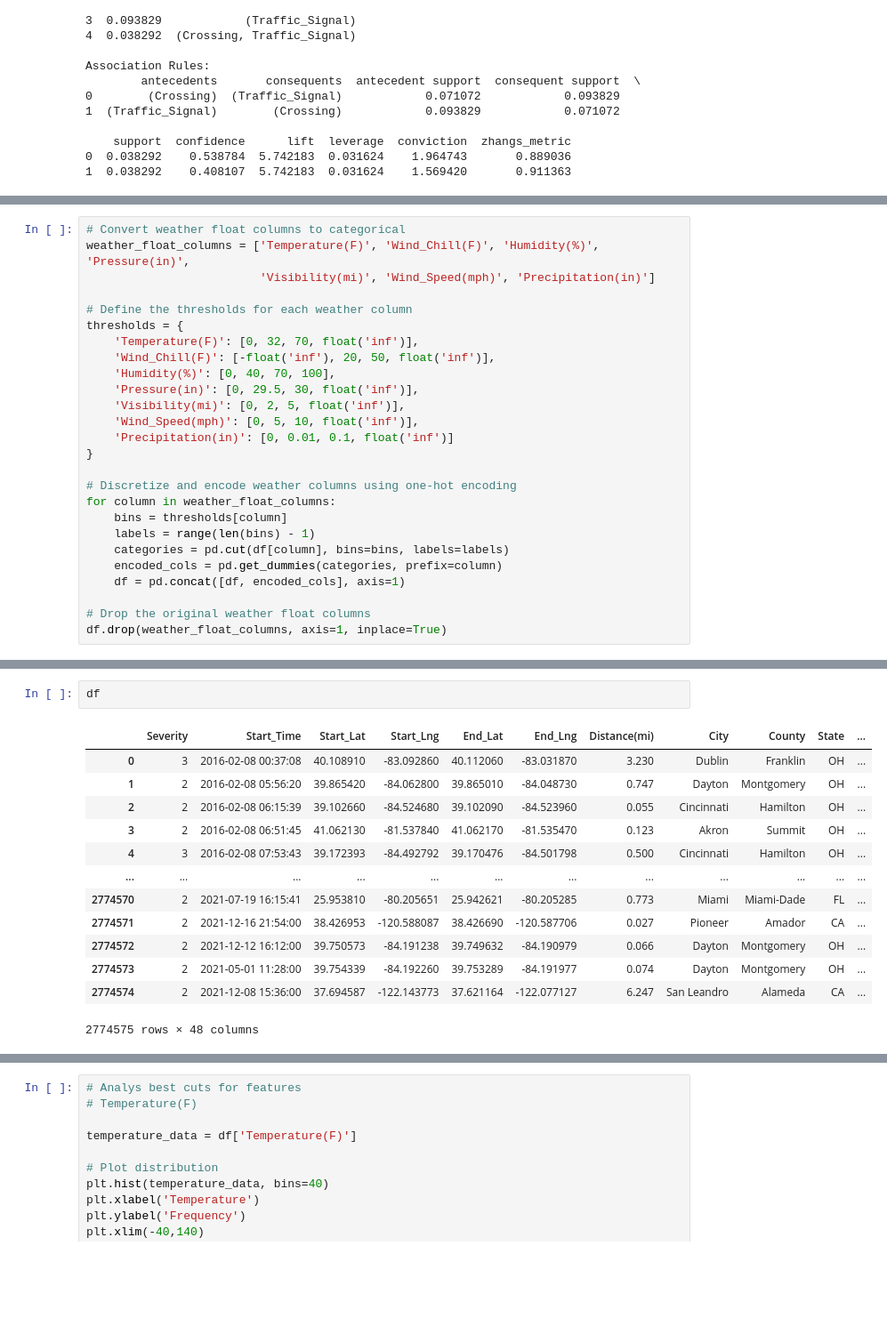
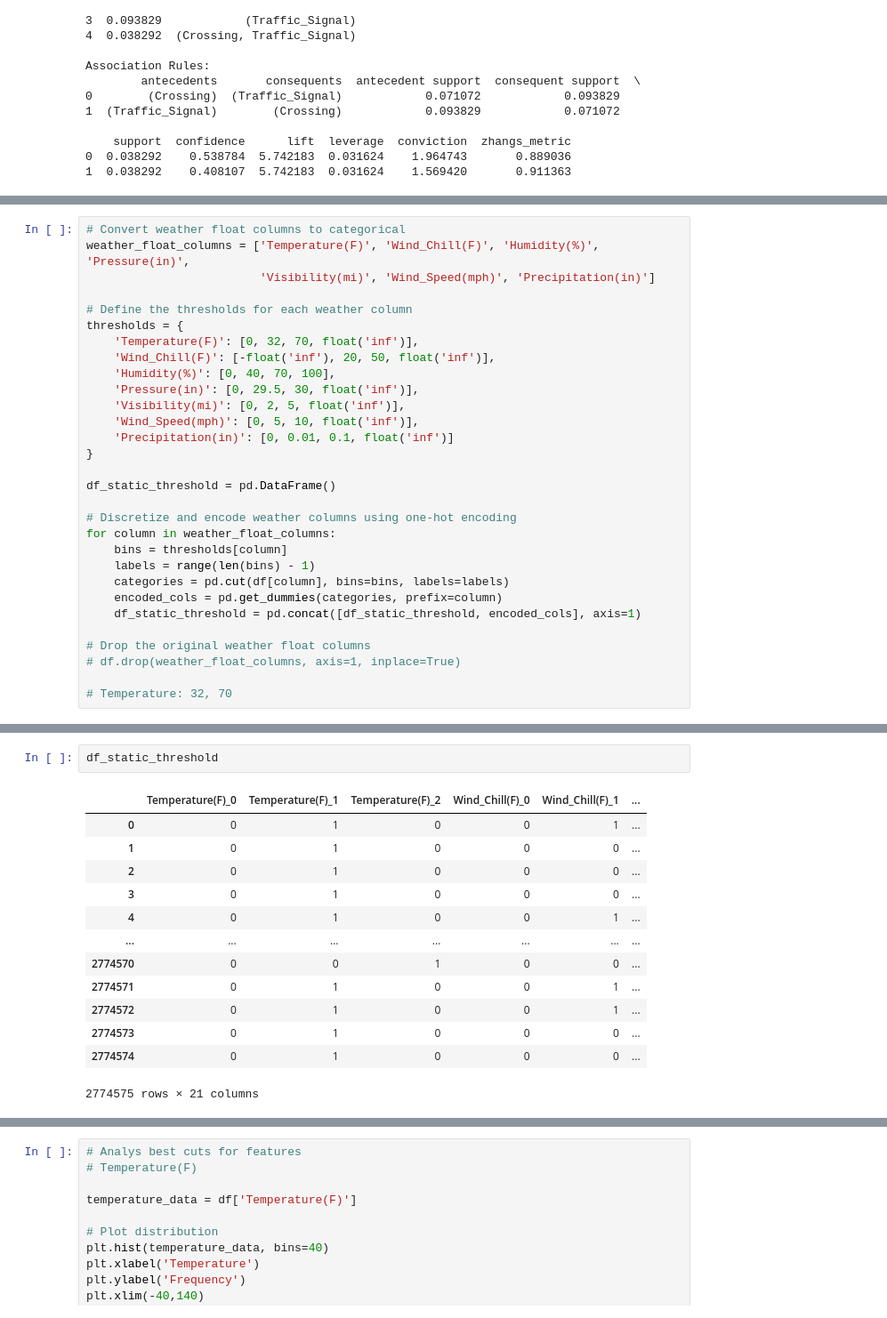
Before and after one commit to AbolfazlAAnsari/Transportaion-Pipline, a Jupyter notebook: Apriori Algorithm.ipynb, the cells around one changed output, grey strips where cells are left out. Shown: that part at 89% size. Cells and saved outputs as stored; diff of their text form; blank space fills up the shorter version.

```diff
--- a/Apriori Algorithm.ipynb
+++ b/Apriori Algorithm.ipynb
@@ -348,13 +348,17 @@ thresholds = {
     'Precipitation(in)': [0, 0.01, 0.1, float('inf')]
 }
 
+df_static_threshold = pd.DataFrame()
+
 # Discretize and encode weather columns using one-hot encoding
 for column in weather_float_columns:
     bins = thresholds[column]
     labels = range(len(bins) - 1)
     categories = pd.cut(df[column], bins=bins, labels=labels)
     encoded_cols = pd.get_dummies(categories, prefix=column)
-    df = pd.concat([df, encoded_cols], axis=1)
+    df_static_threshold = pd.concat([df_static_threshold, encoded_cols], axis=1)
 
 # Drop the original weather float columns
-df.drop(weather_float_columns, axis=1, inplace=True)
+# df.drop(weather_float_columns, axis=1, inplace=True)
+
+# Temperature: 32, 70
@@ -381,19 +365,19 @@ memory usage: 627.1+ MB
 # %%
-df
+df_static_threshold
 # %% [output]
-|  | Severity | Start_Time | Start_Lat | Start_Lng | End_Lat | End_Lng | Distance(mi) | City | County | State | ... |
-| 0 | 3 | 2016-02-08 00:37:08 | 40.108910 | -83.092860 | 40.112060 | -83.031870 | 3.230 | Dublin | Franklin | OH | ... |
-| 1 | 2 | 2016-02-08 05:56:20 | 39.865420 | -84.062800 | 39.865010 | -84.048730 | 0.747 | Dayton | Montgomery | OH | ... |
-| 2 | 2 | 2016-02-08 06:15:39 | 39.102660 | -84.524680 | 39.102090 | -84.523960 | 0.055 | Cincinnati | Hamilton | OH | ... |
-| 3 | 2 | 2016-02-08 06:51:45 | 41.062130 | -81.537840 | 41.062170 | -81.535470 | 0.123 | Akron | Summit | OH | ... |
-| 4 | 3 | 2016-02-08 07:53:43 | 39.172393 | -84.492792 | 39.170476 | -84.501798 | 0.500 | Cincinnati | Hamilton | OH | ... |
-| ... | ... | ... | ... | ... | ... | ... | ... | ... | ... | ... | ... |
-| 2774570 | 2 | 2021-07-19 16:15:41 | 25.953810 | -80.205651 | 25.942621 | -80.205285 | 0.773 | Miami | Miami-Dade | FL | ... |
-| 2774571 | 2 | 2021-12-16 21:54:00 | 38.426953 | -120.588087 | 38.426690 | -120.587706 | 0.027 | Pioneer | Amador | CA | ... |
-| 2774572 | 2 | 2021-12-12 16:12:00 | 39.750573 | -84.191238 | 39.749632 | -84.190979 | 0.066 | Dayton | Montgomery | OH | ... |
-| 2774573 | 2 | 2021-05-01 11:28:00 | 39.754339 | -84.192260 | 39.753289 | -84.191977 | 0.074 | Dayton | Montgomery | OH | ... |
-| 2774574 | 2 | 2021-12-08 15:36:00 | 37.694587 | -122.143773 | 37.621164 | -122.077127 | 6.247 | San Leandro | Alameda | CA | ... |
+|  | Temperature(F)_0 | Temperature(F)_1 | Temperature(F)_2 | Wind_Chill(F)_0 | Wind_Chill(F)_1 | ... |
+| 0 | 0 | 1 | 0 | 0 | 1 | ... |
+| 1 | 0 | 1 | 0 | 0 | 0 | ... |
+| 2 | 0 | 1 | 0 | 0 | 0 | ... |
+| 3 | 0 | 1 | 0 | 0 | 0 | ... |
+| 4 | 0 | 1 | 0 | 0 | 1 | ... |
+| ... | ... | ... | ... | ... | ... | ... |
+| 2774570 | 0 | 0 | 1 | 0 | 0 | ... |
+| 2774571 | 0 | 1 | 0 | 0 | 1 | ... |
+| 2774572 | 0 | 1 | 0 | 0 | 1 | ... |
+| 2774573 | 0 | 1 | 0 | 0 | 0 | ... |
+| 2774574 | 0 | 1 | 0 | 0 | 0 | ... |
-2774575 rows × 48 columns
+2774575 rows × 21 columns
 # %%
 weather_float_columns = ['Temperature(F)_0', 'Temperature(F)_1', 'Temperature(F)_2',
                          'Wind_Chill(F)_0', 'Wind_Chill(F)_1', 'Wind_Chill(F)_2',
```
Also changed, not shown: parts of 24 cells of this notebook, 9 other files.
